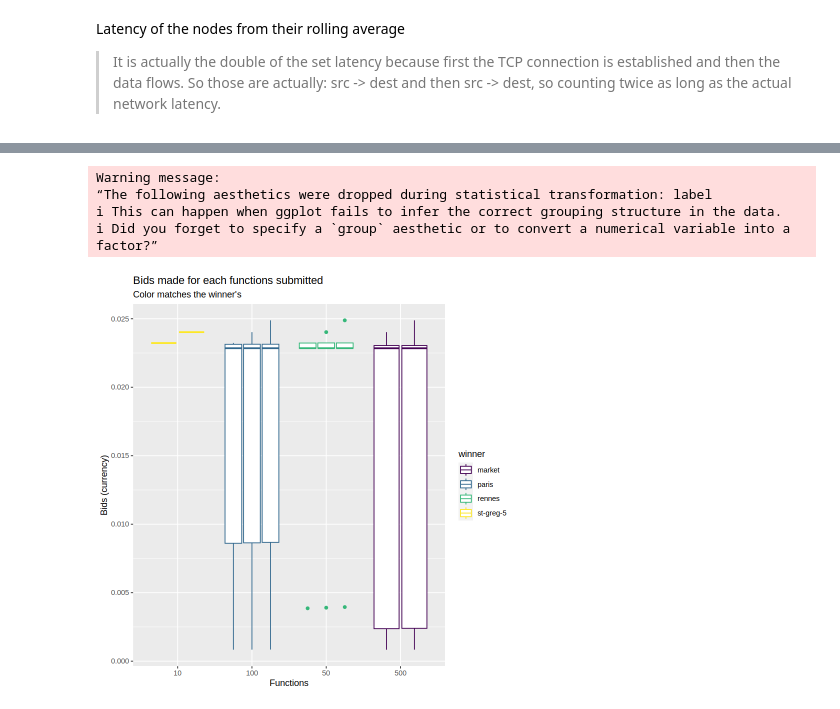
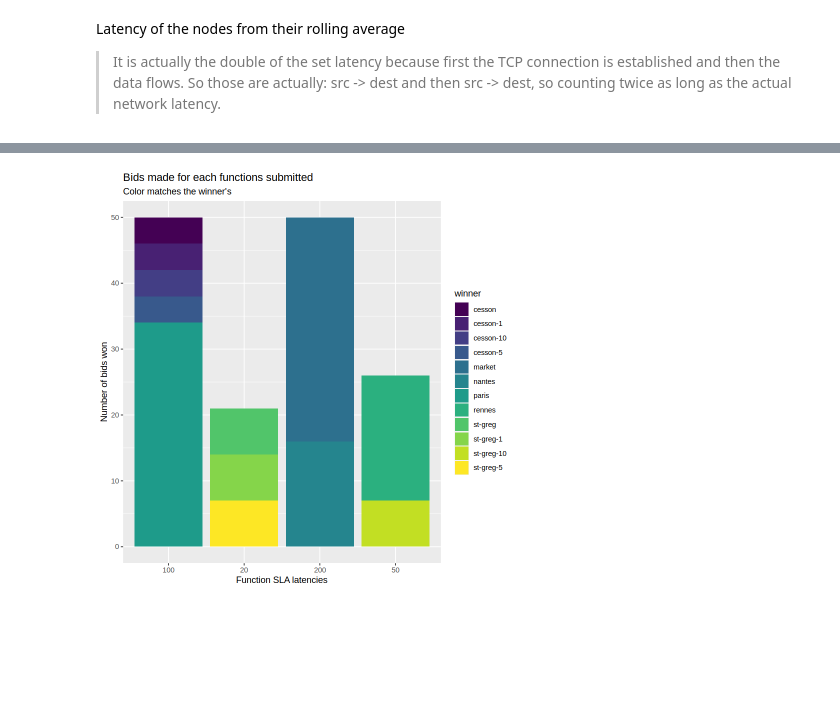
Before and after one commit to VolodiaPG/giraff, a Jupyter notebook: enos/live/experiment.ipynb, the cells around one changed output, grey strips where cells are left out. Saved outputs shown, nothing was run; the diff lists cells and outputs as text; code cells hidden in the pictures; blank space fills up the shorter version.

Commit message:
feat(results): Add SLA violation graphs

```diff
--- a/enos/live/experiment.ipynb
+++ b/enos/live/experiment.ipynb
@@ -158,4 +134,6 @@ A data.frame: 6 × 9
 # %%
+bids_raw <- read.csv2(file = paste(METRICS_PATH, "fog_node_bids.csv", sep = "/"), header = TRUE, sep = "\t") %>% prepare()
+
 bids_won_raw <- bids_raw %>%
   select(c(instance, function_name, value))
 
@@ -306,33 +335,37 @@ A grouped_df: 12 × 3
 # %%
 bids_won_function <- bids_raw %>%
   group_by(function_name) %>%
   slice(which.min(value)) %>%
   mutate(winner = instance)
 
 # head(bids_won_function)
 
 bids_function <- bids_raw %>%
-  select(c(instance, function_name, value)) %>%
+  mutate(winner = instance) %>%
+  select(instance, function_name, value) %>%
   distinct() %>%
-  mutate(latency = stringr::str_match(function_name, "(.+)-(.+)-([0-9]+)-([0-9]+)-([0-9]+)") %>% .[, 4]) %>%
+  mutate(latency = stringr::str_match(function_name, "(.+)--(.+)--([0-9]+)--([0-9]+)--([0-9]+)") %>% .[, 4]) %>%
   inner_join(bids_won_function, by = c("function_name"))
 
 # head(bids_function)
 
 bids_function %>%
-  ggplot(aes(x = latency, y = value.x, group = function_name, color = winner, label = instance.x)) +
-  geom_boxplot() +
-  # geom_point() +
-  # geom_text(hjust = 0, vjust = 0) +
-  labs(x = "Functions", y = "Bids (currency)", title = "Bids made for each functions submitted", subtitle = "Color matches the winner's")+
+    group_by(winner, latency, function_name) %>%
+    arrange(desc(as.numeric(latency))) %>%
+    select(winner, latency, function_name) %>%
+    distinct() %>%
+    ggplot(
+      aes(
+        x = latency,
+        fill = winner,
+      )
+    ) +
+  geom_bar() +
+  labs(x = "Function SLA latencies", y = "Number of bids won", title = "Bids made for each functions submitted", subtitle = "Color matches the winner's")+
   scale_color_viridis(discrete = TRUE, option = "D") +
   scale_fill_viridis(discrete = TRUE)
 # %% [output]
-Warning message:
-“The following aesthetics were dropped during statistical transformation: label
-ℹ This can happen when ggplot fails to infer the correct grouping structure in the data.
-ℹ Did you forget to specify a `group` aesthetic or to convert a numerical variable into a factor?”
-[figure, old version]
+[figure, new version]
 # %%
 winner_gains <- bids_won_function %>%
   select(c(winner, function_name, value)) %>%
```
Also changed, not shown: parts of 14 cells of this notebook.
